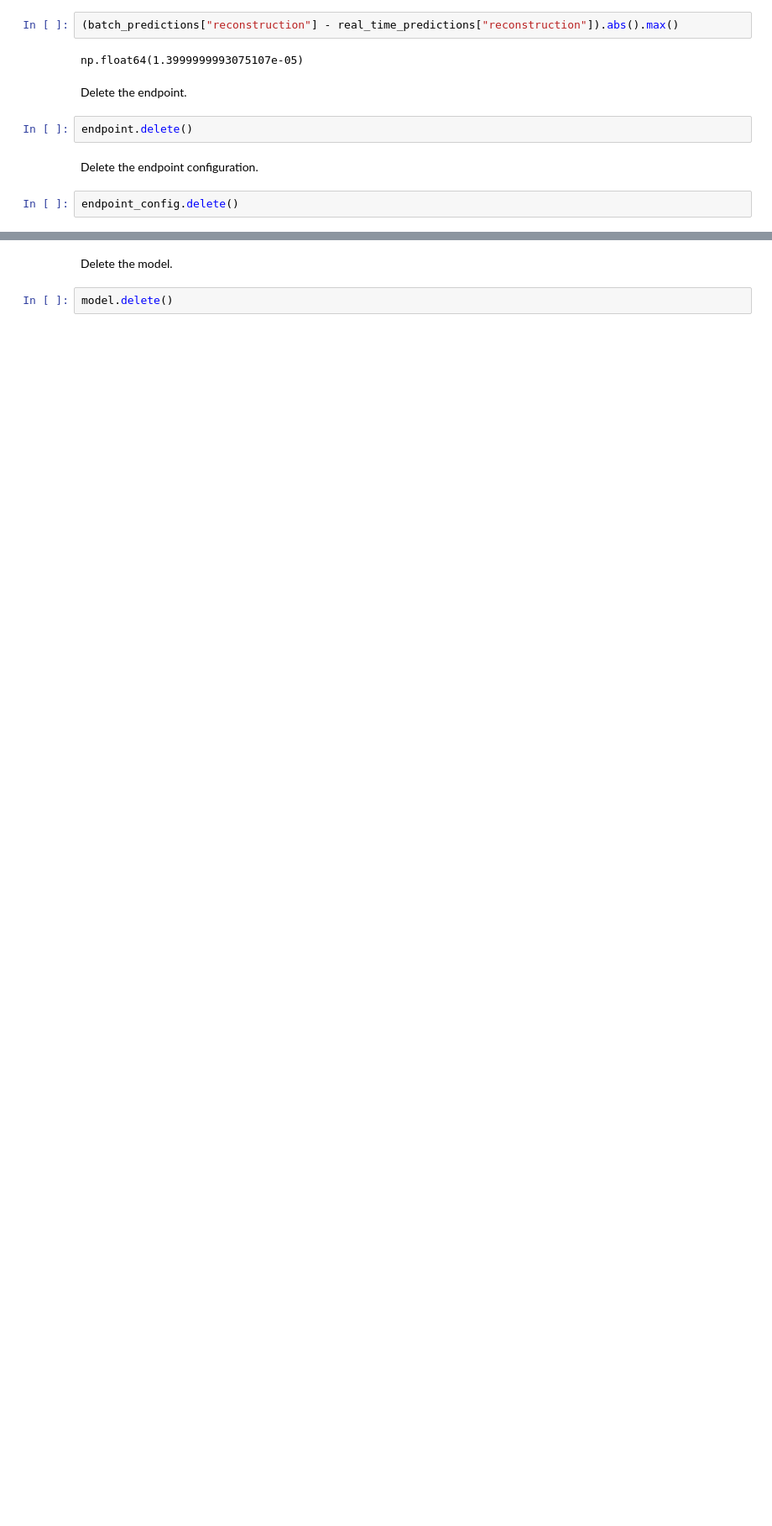
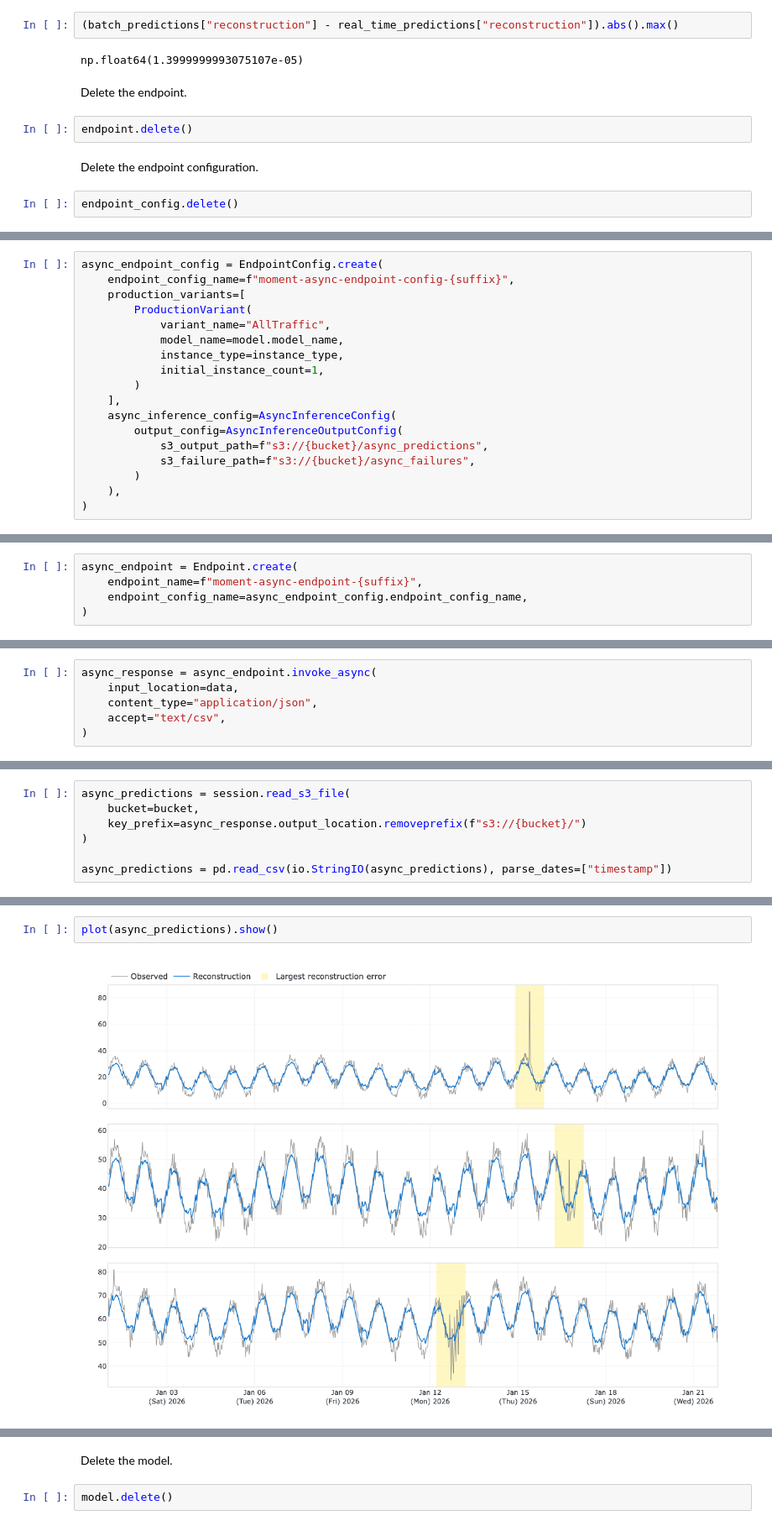
Before and after one commit to flaviagiammarino/sagemaker-moment-anomaly-detection, a Jupyter notebook: amazon_sagemaker_notebook.ipynb, the cells around one changed output, grey strips where cells are left out. Shown at 84% size. Drawn from its saved outputs; the diff is of its cells as text; blank space fills up the shorter version.

```diff
--- a/amazon_sagemaker_notebook.ipynb
+++ b/amazon_sagemaker_notebook.ipynb
@@ -357,0 +383,18 @@ endpoint_config.delete()
+# %%
+async_endpoint_config = EndpointConfig.create(
+    endpoint_config_name=f"moment-async-endpoint-config-{suffix}",
+    production_variants=[
+        ProductionVariant(
+            variant_name="AllTraffic",
+            model_name=model.model_name,
+            instance_type=instance_type,
+            initial_instance_count=1,
+        )
+    ],
+    async_inference_config=AsyncInferenceConfig(
+        output_config=AsyncInferenceOutputConfig(
+            s3_output_path=f"s3://{bucket}/async_predictions",
+            s3_failure_path=f"s3://{bucket}/async_failures",
+        )
+    ),
+)
@@ -357,0 +403,5 @@ endpoint_config.delete()
+# %%
+async_endpoint = Endpoint.create(
+    endpoint_name=f"moment-async-endpoint-{suffix}",
+    endpoint_config_name=async_endpoint_config.endpoint_config_name,
+)
@@ -357,0 +414,6 @@ endpoint_config.delete()
+# %%
+async_response = async_endpoint.invoke_async(
+    input_location=data,
+    content_type="application/json",
+    accept="text/csv",
+)
@@ -357,0 +437,7 @@ endpoint_config.delete()
+# %%
+async_predictions = session.read_s3_file(
+    bucket=bucket,
+    key_prefix=async_response.output_location.removeprefix(f"s3://{bucket}/")
+)
+
+async_predictions = pd.read_csv(io.StringIO(async_predictions), parse_dates=["timestamp"])
@@ -357,0 +475,4 @@ endpoint_config.delete()
+# %%
+plot(async_predictions).show()
+# %% [output]
+[figure, added]
```
Also changed, not shown: parts of 30 cells of this notebook.
